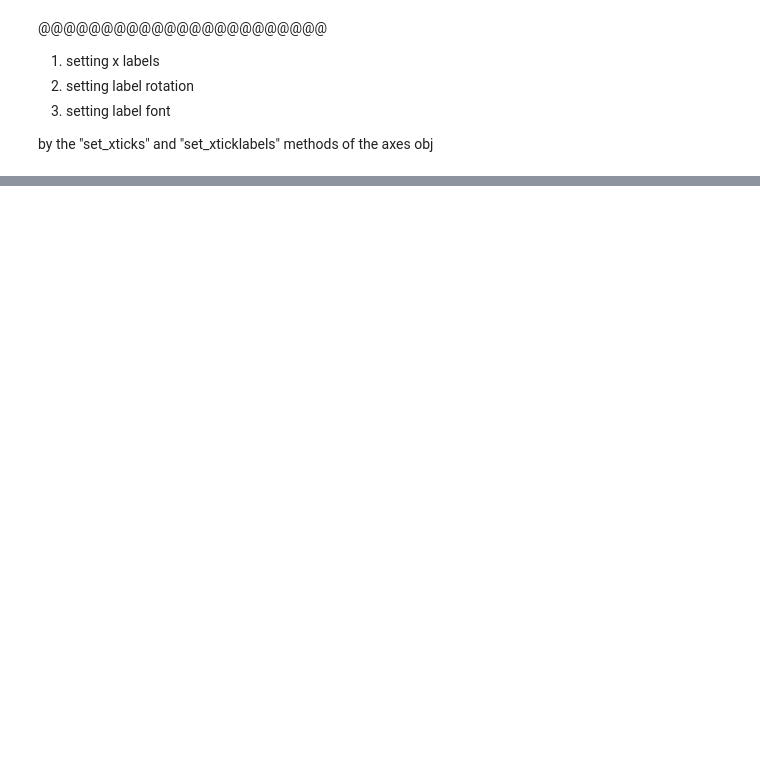
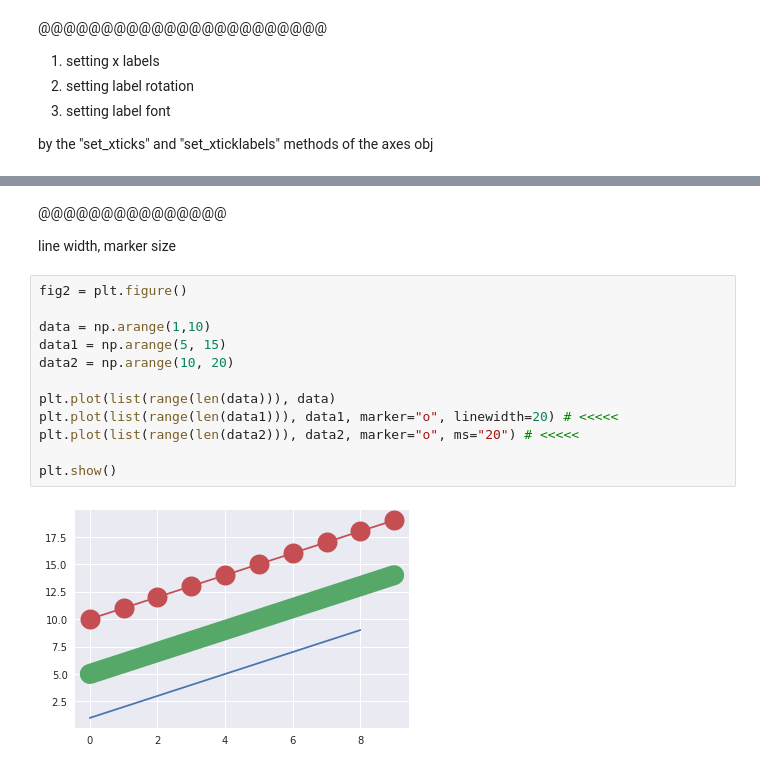
Before and after one commit to babinyurii/cheet_sheets, a Jupyter notebook: matplotlib_cheet_sheet.ipynb, the cells around one changed output, grey strips where cells are left out. Drawn from its saved outputs; the diff is of its cells as text; blank space fills up the shorter version.

```diff
--- a/matplotlib_cheet_sheet.ipynb
+++ b/matplotlib_cheet_sheet.ipynb
@@ -50,0 +74,18 @@ plt.show()
+# %% [markdown]
+@@@@@@@@@@@@@@@
+
+line width, marker size
+# %%
+fig2 = plt.figure()
+
+data = np.arange(1,10)
+data1 = np.arange(5, 15)
+data2 = np.arange(10, 20)
+
+plt.plot(list(range(len(data))), data)
+plt.plot(list(range(len(data1))), data1, marker="o", linewidth=20) # <<<<<
+plt.plot(list(range(len(data2))), data2, marker="o", ms="20") # <<<<<
+
+plt.show()
+# %% [output]
+[figure, added]
```
Also changed, not shown: parts of 12 cells of this notebook.
